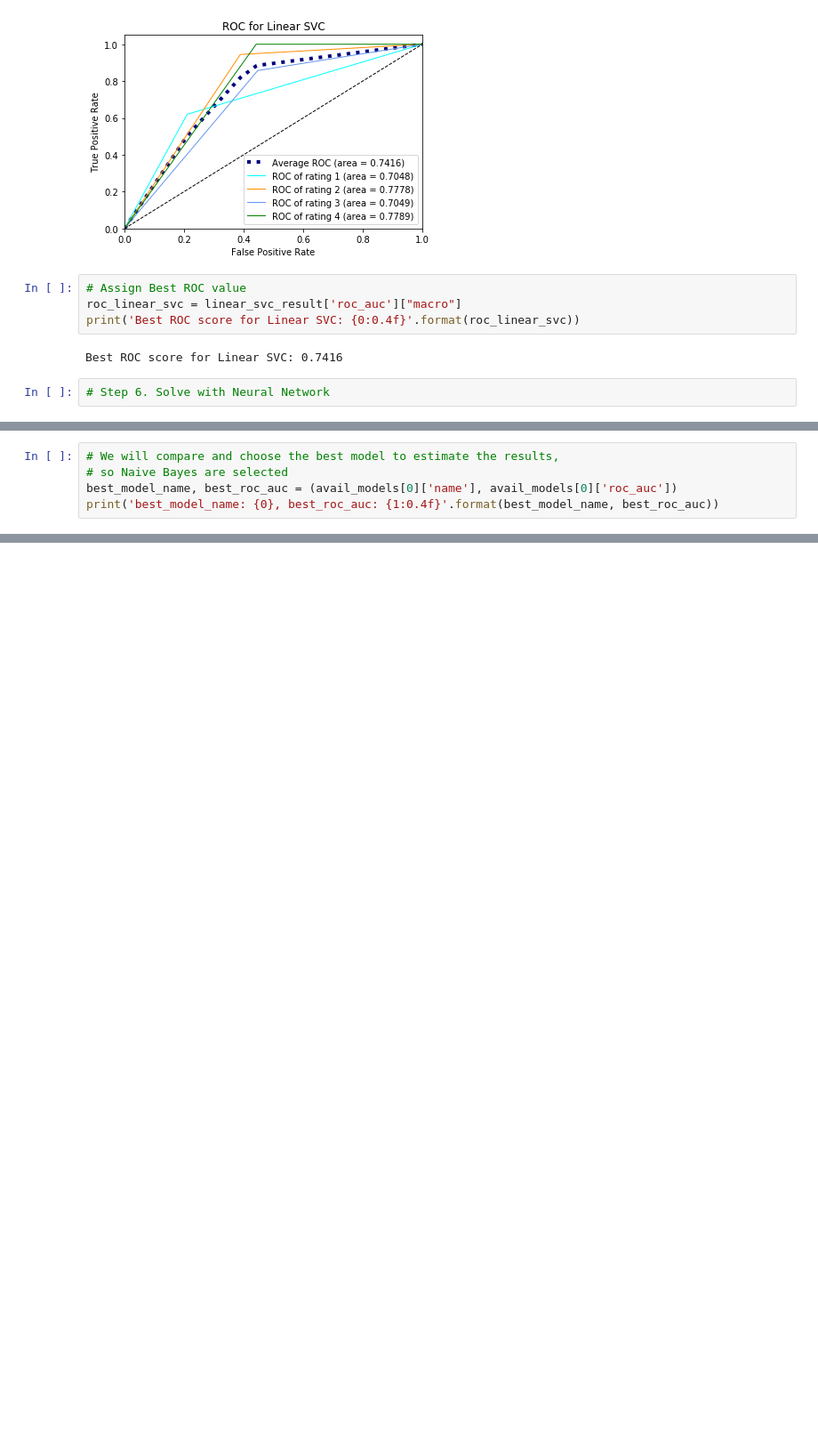
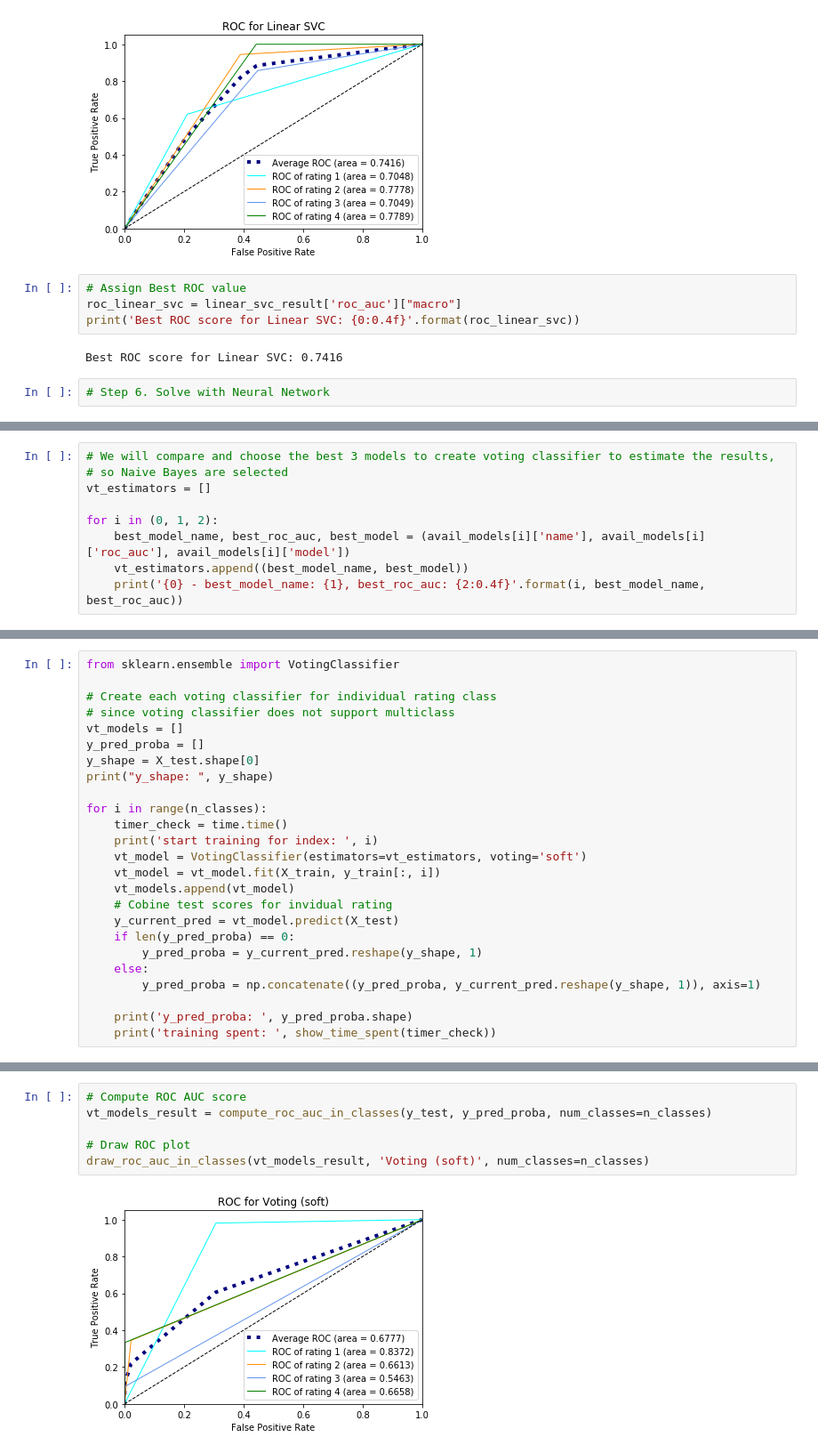
Before and after one commit to caoliang/psupr-CA1-project, a Jupyter notebook: classification-data.ipynb, the cells around one changed output, grey strips where cells are left out. Shown at 89% size. Saved outputs shown, nothing was run; the diff lists cells and outputs as text; blank space fills up the shorter version.

```diff
--- a/classification-data.ipynb
+++ b/classification-data.ipynb
@@ -499,6 +567,10 @@ print([(model['name'], model['roc_auc']) for model in avail_models])
 # %%
-# We will compare and choose the best model to estimate the results,
+# We will compare and choose the best 3 models to create voting classifier to estimate the results,
 # so Naive Bayes are selected
-best_model_name, best_roc_auc = (avail_models[0]['name'], avail_models[0]['roc_auc'])
-print('best_model_name: {0}, best_roc_auc: {1:0.4f}'.format(best_model_name, best_roc_auc))
+vt_estimators = []
+
+for i in (0, 1, 2):
+    best_model_name, best_roc_auc, best_model = (avail_models[i]['name'], avail_models[i]['roc_auc'], avail_models[i]['model'])
+    vt_estimators.append((best_model_name, best_model))
+    print('{0} - best_model_name: {1}, best_roc_auc: {2:0.4f}'.format(i, best_model_name, best_roc_auc))
 # %% [output]
@@ -505,0 +580,25 @@ best_model_name: Naive Bayes, best_roc_auc: 0.9696
+# %%
+from sklearn.ensemble import VotingClassifier
+
+# Create each voting classifier for individual rating class
+# since voting classifier does not support multiclass
+vt_models = []
+y_pred_proba = []
+y_shape = X_test.shape[0]
+print("y_shape: ", y_shape)
+
+for i in range(n_classes):
+    timer_check = time.time()
+    print('start training for index: ', i)
+    vt_model = VotingClassifier(estimators=vt_estimators, voting='soft')
+    vt_model = vt_model.fit(X_train, y_train[:, i])
+    vt_models.append(vt_model)
+    # Cobine test scores for invidual rating
+    y_current_pred = vt_model.predict(X_test)
+    if len(y_pred_proba) == 0:
+        y_pred_proba = y_current_pred.reshape(y_shape, 1)
+    else:
+        y_pred_proba = np.concatenate((y_pred_proba, y_current_pred.reshape(y_shape, 1)), axis=1)
+
+    print('y_pred_proba: ', y_pred_proba.shape)
+    print('training spent: ', show_time_spent(timer_check))
@@ -505,0 +619,8 @@ best_model_name: Naive Bayes, best_roc_auc: 0.9696
+# %%
+# Compute ROC AUC score
+vt_models_result = compute_roc_auc_in_classes(y_test, y_pred_proba, num_classes=n_classes)
+
+# Draw ROC plot
+draw_roc_auc_in_classes(vt_models_result, 'Voting (soft)', num_classes=n_classes)
+# %% [output]
+[figure, added]
```
Also changed, not shown: parts of 22 cells of this notebook.
